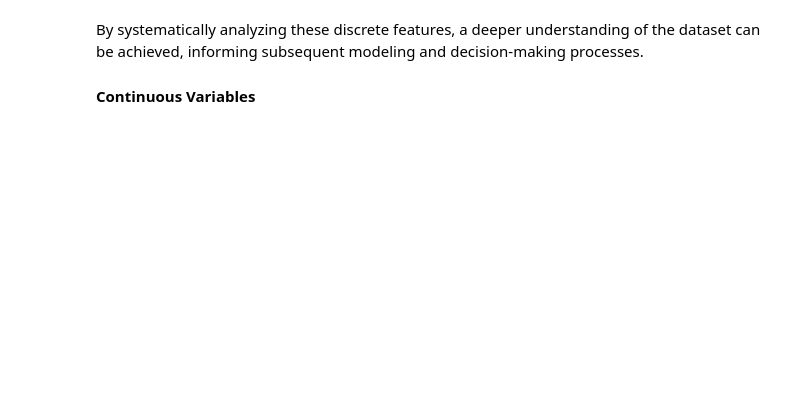
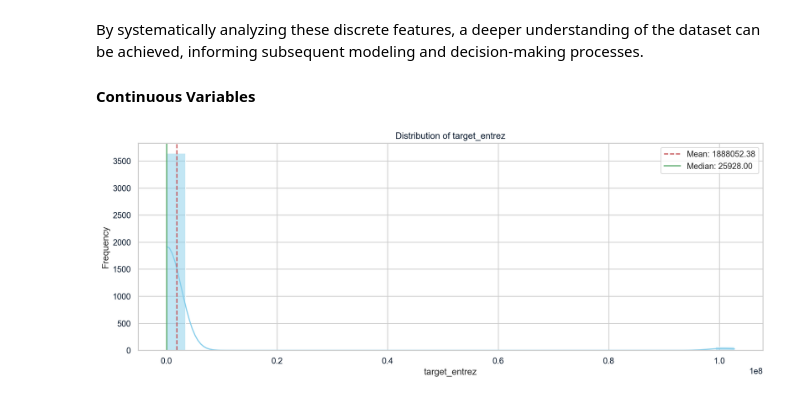
Before and after one commit to cogxen/notebooks, a Jupyter notebook: gastric-cancer-prediction/report.ipynb, the cells around one changed output. Cells and saved outputs as stored; diff of their text form; code cells hidden in the pictures; blank space fills up the shorter version.

```diff
--- a/gastric-cancer-prediction/report.ipynb
+++ b/gastric-cancer-prediction/report.ipynb
@@ -66,7 +71,7 @@ gastric_cancer.shape
 # %% [markdown]
 - Drop the `Unnamed: 0` column
 # %%
-gastric_cancer = gastric_cancer.drop("Unnamed: 0", axis=1)
+gastric_cancer = gastric_cancer.drop(["Unnamed: 0", "mature_mirna_acc", "mature_mirna_id"], axis=1)
 # %% [markdown]
 - Display the new shape of the dataset
 # %%
@@ -365,3 +363,22 @@ plt.show()
 By systematically analyzing these discrete features, a deeper understanding of the dataset can be achieved, informing subsequent modeling and decision-making processes.
 
 #### Continuous Variables
+# %%
+fig, axes = plt.subplots(len(continuous), 1, figsize=(15, len(continuous)*5), squeeze=False)
+
+for i, ax in enumerate(axes.flat):
+    sns.histplot(gastric_cancer[continuous[i]], bins=30, kde=True, color="skyblue", ax=ax)
+    ax.set(title=f"Distribution of {continuous[i]}", xlabel=continuous[i], ylabel="Frequency")
+    ax.grid(True)
+
+    # Text annotation for mean and median
+    mean_val = gastric_cancer[continuous[i]].mean()
+    median_val = gastric_cancer[continuous[i]].median()
+    ax.axvline(mean_val, color="r", linestyle="--", label=f"Mean: {mean_val:.2f}")
+    ax.axvline(median_val, color="g", linestyle="-", label=f"Median: {median_val:.2f}")
+    ax.legend()
+
+fig.subplots_adjust(hspace=0.5)
+plt.show()
+# %% [output]
+[figure, added]
```
Also changed, not shown: parts of 61 cells of this notebook.
